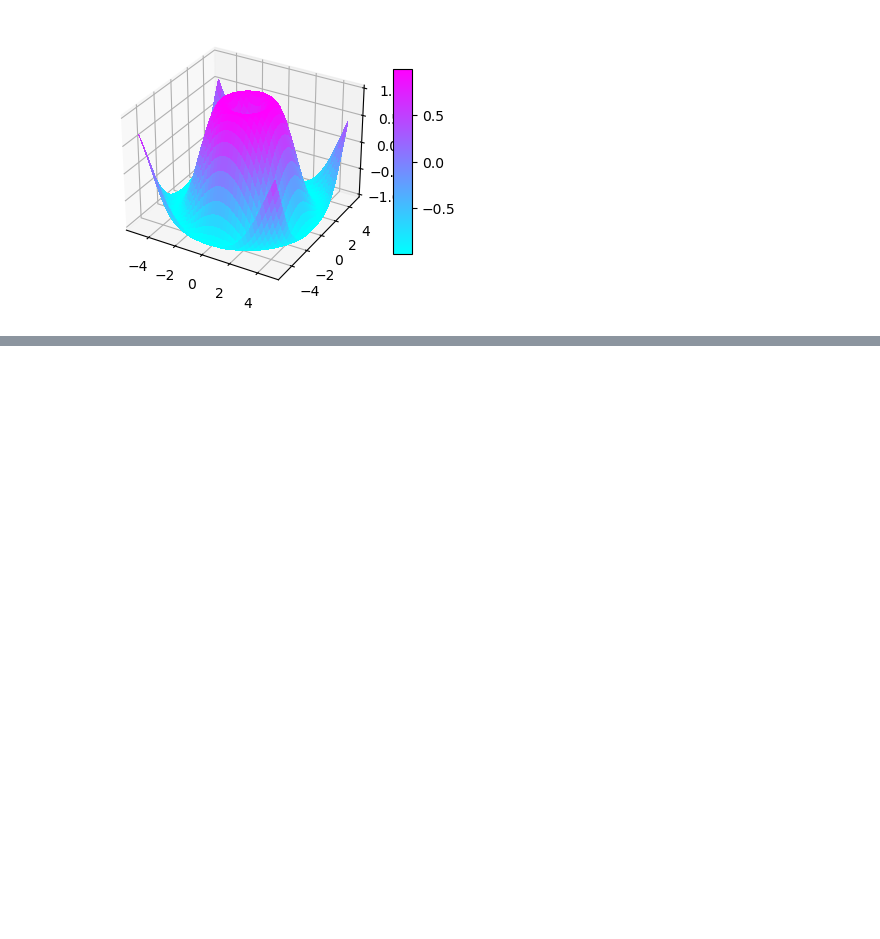
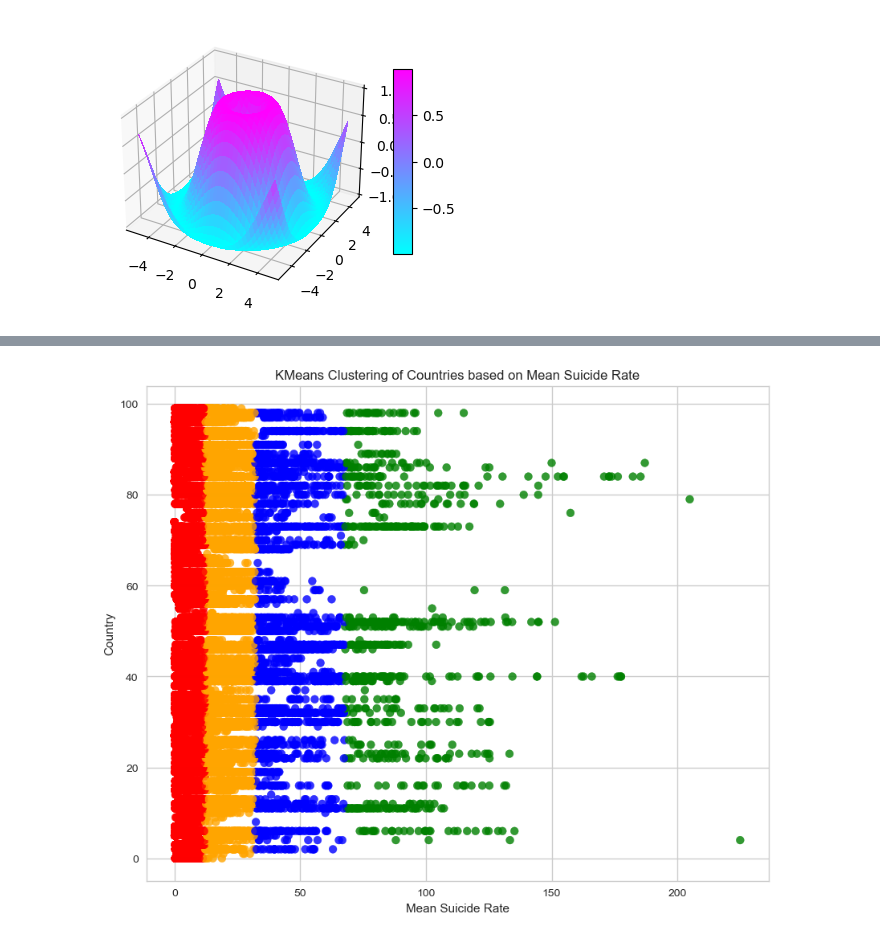
Before and after one commit to Dnezzhello/Suicide-Rates-, a Jupyter notebook: test.ipynb, the cells around one changed output, grey strips where cells are left out. Drawn from its saved outputs; the diff is of its cells as text; code cells hidden in the pictures; blank space fills up the shorter version.

```diff
--- a/test.ipynb
+++ b/test.ipynb
@@ -245,0 +290,15 @@ plt.show()
+# %%
+labels = kmeans.predict(scaled_data)
+# %%
+colors = {0: 'red', 1: 'blue', 2: 'green', 3: 'orange'}
+colormap = [colors[label] for label in labels]
+# %%
+plt.figure(figsize=(10, 8))
+plt.style.use('seaborn-whitegrid')
+plt.scatter(data['suicides/100k_pop'], data['country'], c=colormap, s=50, alpha=0.8)
+plt.title('KMeans Clustering of Countries based on Mean Suicide Rate')
+plt.xlabel('Mean Suicide Rate')
+plt.ylabel('Country')
+plt.show()
+# %% [output]
+[figure, added]
```
Also changed, not shown: parts of 17 cells of this notebook, 1 other file.
